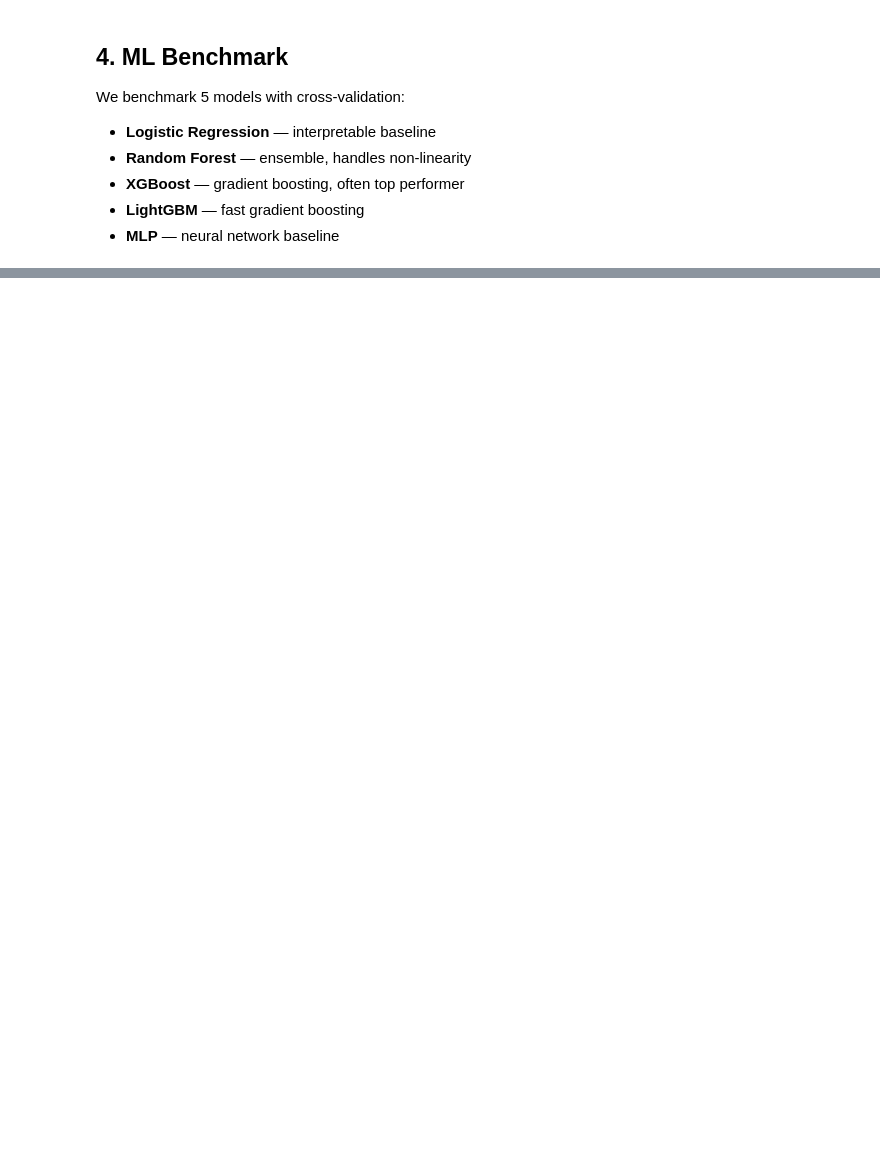
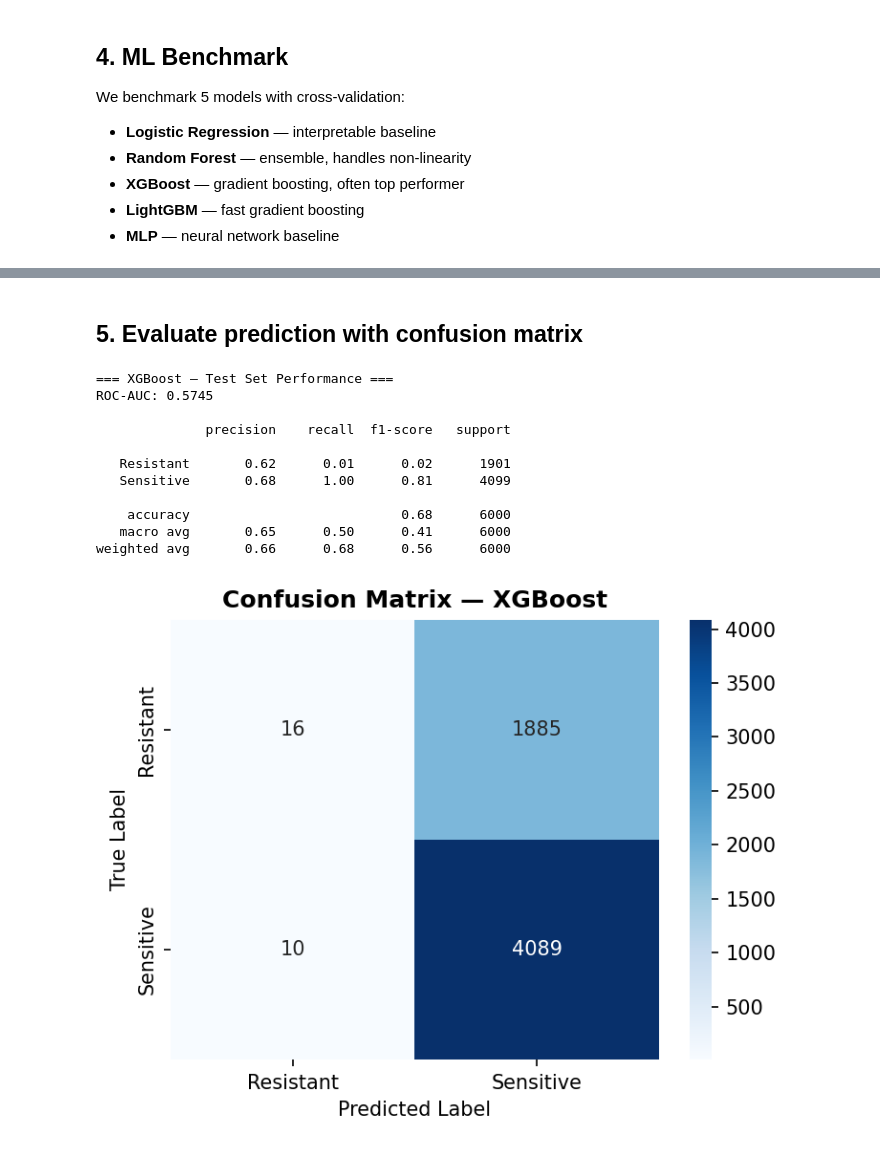
Before and after one commit to maitnnguyen/omics-analysis, a Jupyter notebook: 01_ovarian_cancer_ML/ovarian_mutations_ml.ipynb, the cells around one changed output, grey strips where cells are left out. Saved outputs shown, nothing was run; the diff lists cells and outputs as text; code cells hidden in the pictures; blank space fills up the shorter version.

Commit message:
upload ML model from Afriance ovarian cancer cohort

```diff
--- a/01_ovarian_cancer_ML/ovarian_mutations_ml.ipynb
+++ b/01_ovarian_cancer_ML/ovarian_mutations_ml.ipynb
@@ -310,27 +328,46 @@ plt.show()
+# %% [markdown]
+## 5. Evaluate prediction with confusion matrix
 # %%
+# best model training on full training set and test set evaluation
+best_model = models['Logistic Regression']  # Replace with actual best model based on CV results
+best_model.fit(X_train, y_train)
+
 # Test set performance — best model
 from sklearn.metrics import classification_report, confusion_matrix
 import itertools
 
 y_pred = best_model.predict(X_test)
 y_prob = best_model.predict_proba(X_test)[:, 1]
 
 print('=== XGBoost — Test Set Performance ===')
 print(f'ROC-AUC: {roc_auc_score(y_test, y_prob):.4f}')
 print(f'\n{classification_report(y_test, y_pred, target_names=["Resistant", "Sensitive"])}')
 
 # Confusion matrix
 cm = confusion_matrix(y_test, y_pred)
 fig, ax = plt.subplots(figsize=(5, 4))
 sns.heatmap(cm, annot=True, fmt='d', cmap='Blues',
             xticklabels=['Resistant','Sensitive'],
             yticklabels=['Resistant','Sensitive'], ax=ax)
 ax.set_title('Confusion Matrix — XGBoost', fontweight='bold')
 ax.set_ylabel('True Label')
 ax.set_xlabel('Predicted Label')
 plt.tight_layout()
 plt.savefig('confusion_matrix.png', bbox_inches='tight', dpi=150)
 plt.show()
+# %% [output]
+=== XGBoost — Test Set Performance ===
+ROC-AUC: 0.5745
+
+              precision    recall  f1-score   support
+
+   Resistant       0.62      0.01      0.02      1901
+   Sensitive       0.68      1.00      0.81      4099
+
+    accuracy                           0.68      6000
+   macro avg       0.65      0.50      0.41      6000
+weighted avg       0.66      0.68      0.56      6000
+[figure, added]
 # %% [markdown]
 ## 6. Clinical Insights & Discussion
 
```
Also changed, not shown: parts of 13 cells of this notebook.
